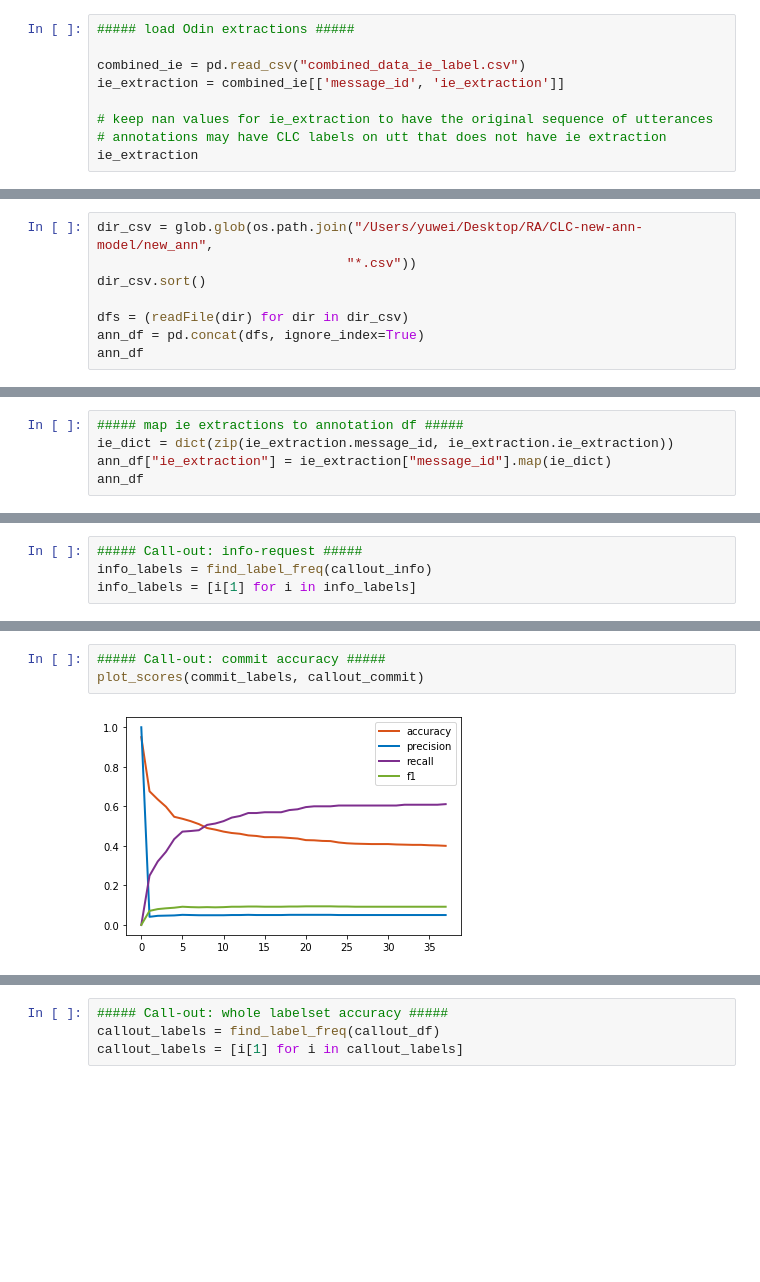
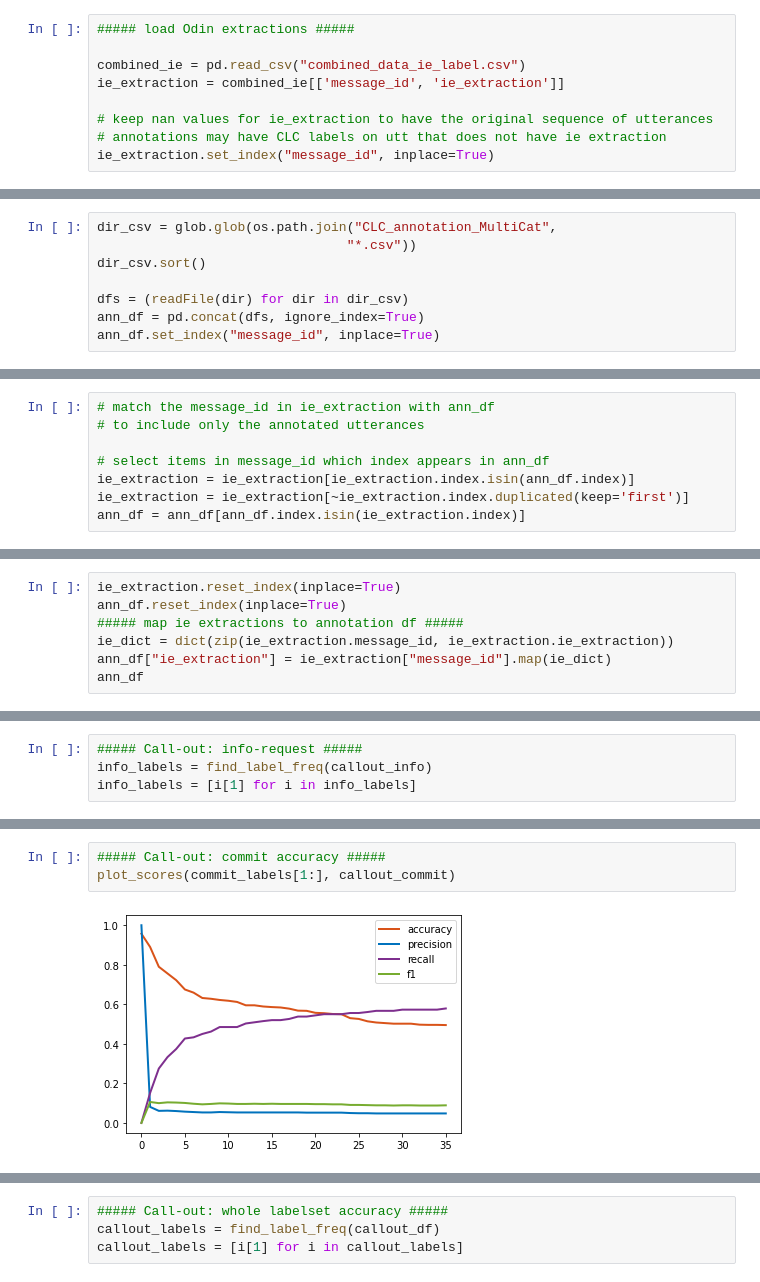
Before and after one commit to Yuweien/INFO699-clc-detection, a Jupyter notebook: clc_find_pattern.ipynb, the cells around one changed output, grey strips where cells are left out. Drawn from its saved outputs; the diff is of its cells as text; blank space fills up the shorter version.

Commit message:
add evaluation of the CLC extraction

```diff
--- a/clc_find_pattern.ipynb
+++ b/clc_find_pattern.ipynb
@@ -13,4 +13,4 @@ ie_extraction = combined_ie[['message_id', 'ie_extraction']]
 
 # keep nan values for ie_extraction to have the original sequence of utterances
 # annotations may have CLC labels on utt that does not have ie extraction
-ie_extraction
+ie_extraction.set_index("message_id", inplace=True)
@@ -46,10 +32,10 @@ def readFile(dir):
                 [["message_id", "Label", "Score", "Category"]]
     return data
 # %%
-dir_csv = glob.glob(os.path.join("/Users/yuwei/Desktop/RA/CLC-new-ann-model/new_ann",
+dir_csv = glob.glob(os.path.join("CLC_annotation_MultiCat",
                                 "*.csv"))
 dir_csv.sort()
 
 dfs = (readFile(dir) for dir in dir_csv)
 ann_df = pd.concat(dfs, ignore_index=True)
-ann_df
+ann_df.set_index("message_id", inplace=True)
@@ -69,0 +42,8 @@ ann_df
+# %%
+# match the message_id in ie_extraction with ann_df
+# to include only the annotated utterances
+
+# select items in message_id which index appears in ann_df
+ie_extraction = ie_extraction[ie_extraction.index.isin(ann_df.index)]
+ie_extraction = ie_extraction[~ie_extraction.index.duplicated(keep='first')]
+ann_df = ann_df[ann_df.index.isin(ie_extraction.index)]
@@ -70,4 +54,6 @@ ann_df
 # %%
+ie_extraction.reset_index(inplace=True)
+ann_df.reset_index(inplace=True)
 ##### map ie extractions to annotation df #####
 ie_dict = dict(zip(ie_extraction.message_id, ie_extraction.ie_extraction))
 ann_df["ie_extraction"] = ie_extraction["message_id"].map(ie_dict)
@@ -270,5 +235,5 @@ f1:  0.352
 # %%
 ##### Call-out: commit accuracy #####
-plot_scores(commit_labels, callout_commit)
+plot_scores(commit_labels[1:], callout_commit)
 # %% [output]
-[figure, old version]
+[figure, new version]
```
Also changed, not shown: parts of 35 cells of this notebook, 39 other files.
